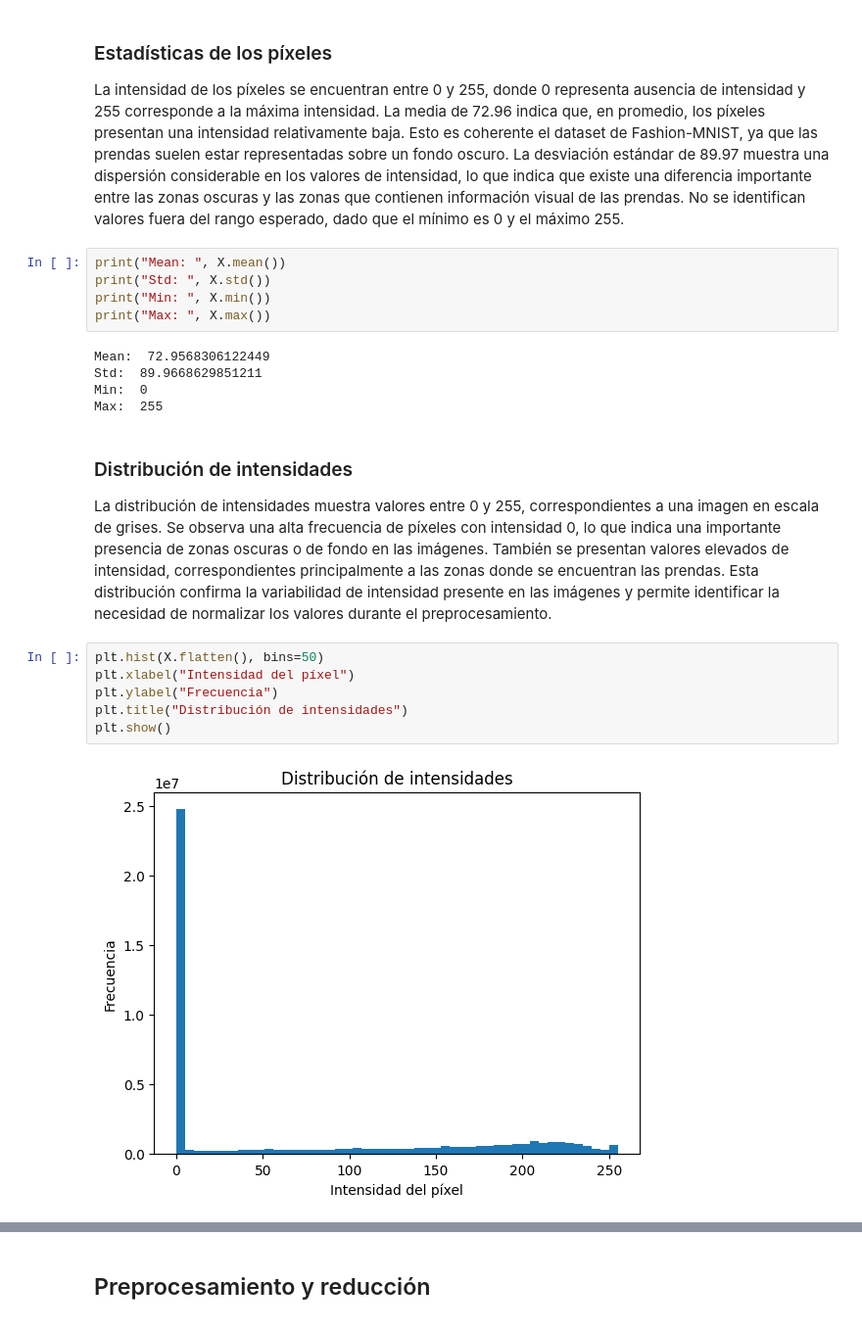
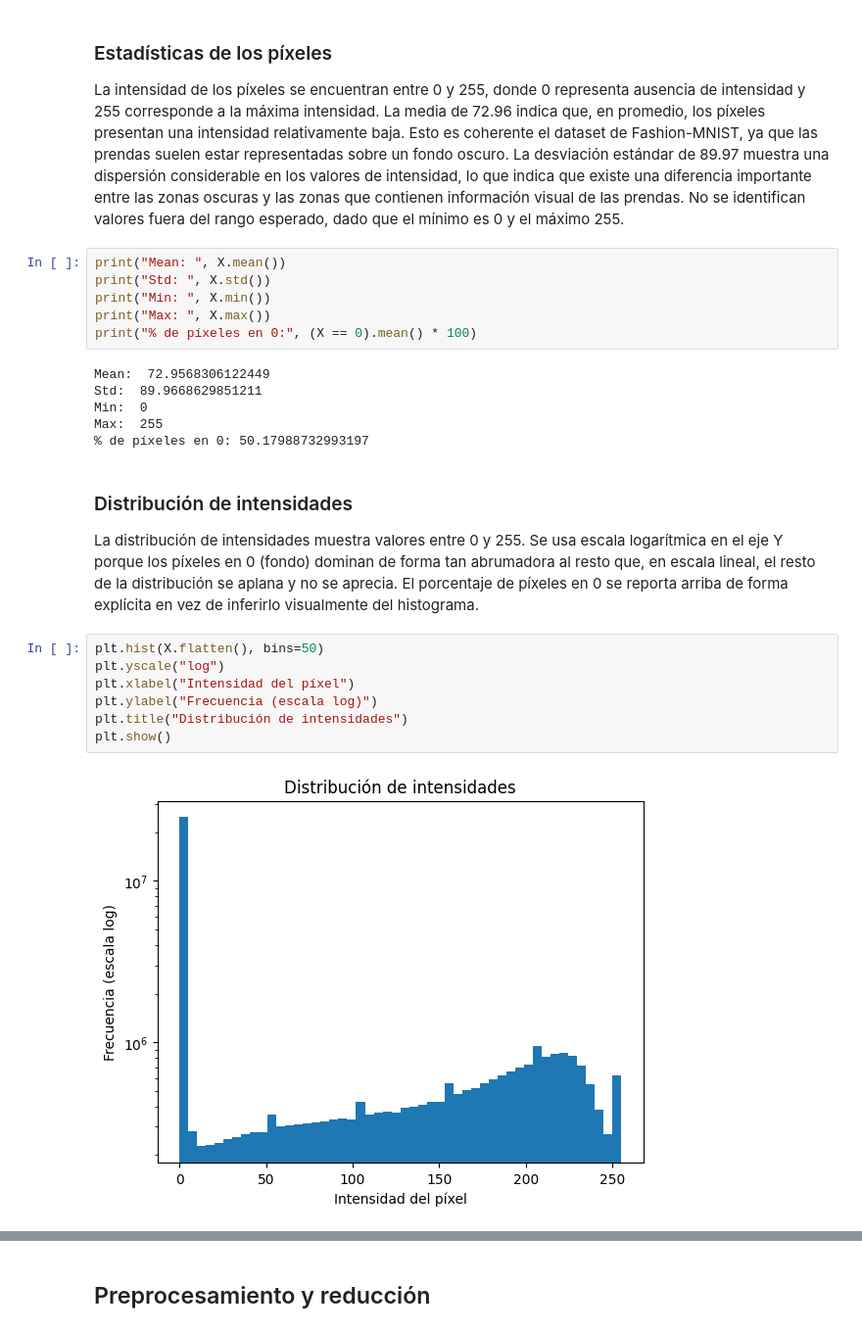
Before and after one commit to GalvanSierra/data_analyst_event_02, a Jupyter notebook: notebooks/01-fashion-mnist.ipynb, the cells around one changed output, grey strips where cells are left out. Shown at 98% size. Drawn from its saved outputs; the diff is of its cells as text.

```diff
--- a/notebooks/01-fashion-mnist.ipynb
+++ b/notebooks/01-fashion-mnist.ipynb
@@ -137,20 +162,23 @@ print("Mean: ", X.mean())
 print("Std: ", X.std())
 print("Min: ", X.min())
 print("Max: ", X.max())
+print("% de píxeles en 0:", (X == 0).mean() * 100)
 # %% [output]
 Mean:  72.9568306122449
 Std:  89.9668629851211
 Min:  0
 Max:  255
+% de píxeles en 0: 50.17988732993197
 # %% [markdown]
 ### Distribución de intensidades
 
-La distribución de intensidades muestra valores entre 0 y 255, correspondientes a una imagen en escala de grises. Se observa una alta frecuencia de píxeles con intensidad 0, lo que indica una importante presencia de zonas oscuras o de fondo en las imágenes. También se presentan valores elevados de intensidad, correspondientes principalmente a las zonas donde se encuentran las prendas. Esta distribución confirma la variabilidad de intensidad presente en las imágenes y permite identificar la necesidad de normalizar los valores durante el preprocesamiento.
+La distribución de intensidades muestra valores entre 0 y 255. Se usa escala logarítmica en el eje Y porque los píxeles en 0 (fondo) dominan de forma tan abrumadora al resto que, en escala lineal, el resto de la distribución se aplana y no se aprecia. El porcentaje de píxeles en 0 se reporta arriba de forma explícita en vez de inferirlo visualmente del histograma.
-# %%
-plt.hist(X.flatten(), bins=50)
-plt.xlabel("Intensidad del píxel")
-plt.ylabel("Frecuencia")
-plt.title("Distribución de intensidades")
-plt.show()
-# %% [output]
-[figure, removed]
+# %%
+plt.hist(X.flatten(), bins=50)
+plt.yscale("log")
+plt.xlabel("Intensidad del píxel")
+plt.ylabel("Frecuencia (escala log)")
+plt.title("Distribución de intensidades")
+plt.show()
+# %% [output]
+[figure, added]
```
Also changed, not shown: parts of 14 cells of this notebook.
